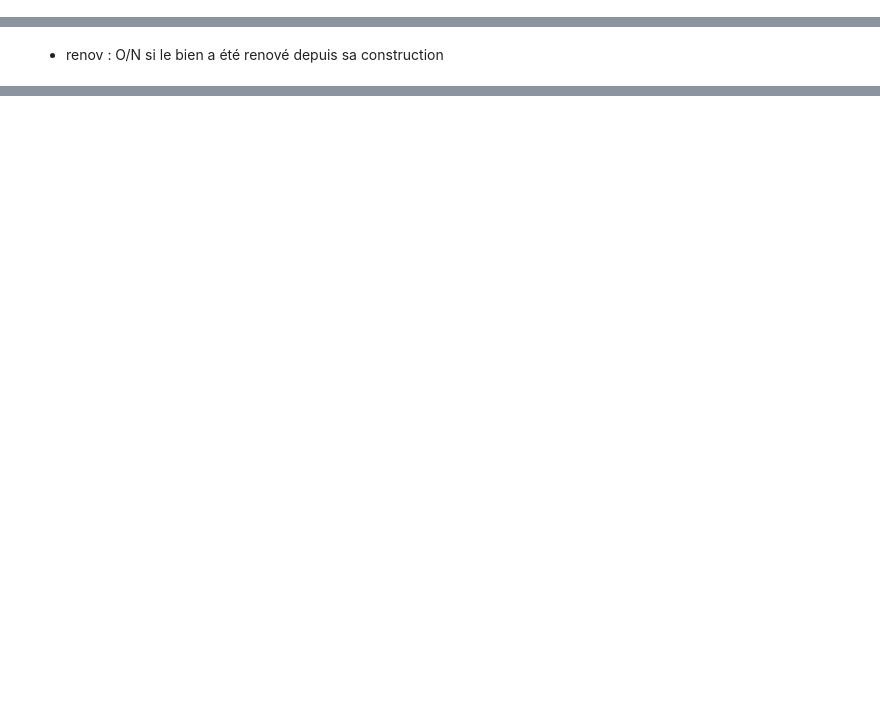
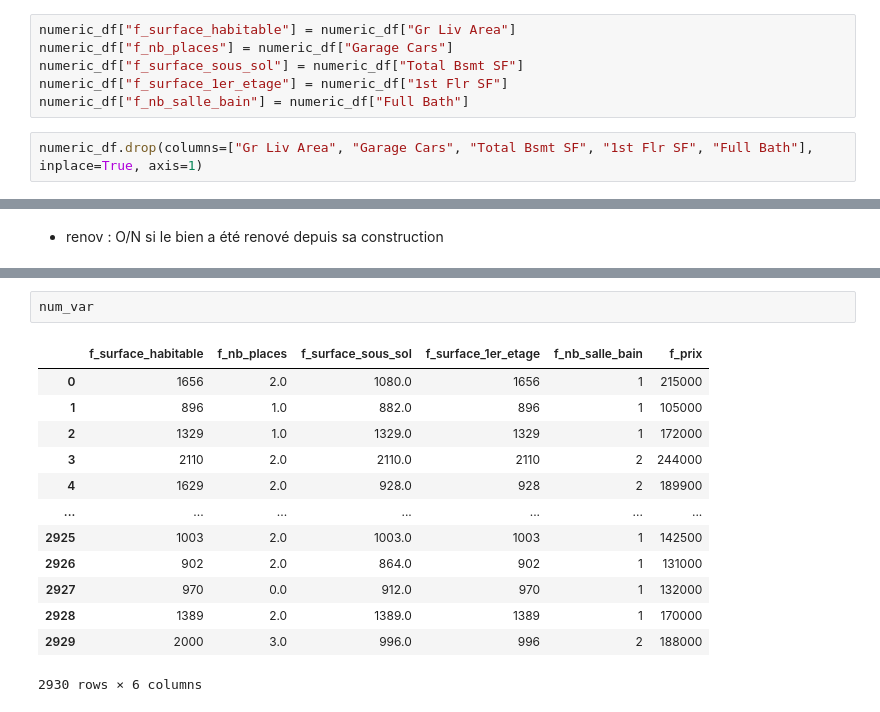
Before and after one commit to Thomas-Dulompont/certif_E2, a Jupyter notebook: analyse_model/analyse_v2.ipynb, the cells around one changed output, grey strips where cells are left out. Drawn from its saved outputs; the diff is of its cells as text; blank space fills up the shorter version.

```diff
--- a/analyse_model/analyse_v2.ipynb
+++ b/analyse_model/analyse_v2.ipynb
@@ -43,3 +60,11 @@ msno.matrix(numeric_df)
+# %%
+numeric_df["f_surface_habitable"] = numeric_df["Gr Liv Area"]
+numeric_df["f_nb_places"] = numeric_df["Garage Cars"]
+numeric_df["f_surface_sous_sol"] = numeric_df["Total Bsmt SF"]
+numeric_df["f_surface_1er_etage"] = numeric_df["1st Flr SF"]
+numeric_df["f_nb_salle_bain"] = numeric_df["Full Bath"]
+# %%
+numeric_df.drop(columns=["Gr Liv Area", "Garage Cars", "Total Bsmt SF", "1st Flr SF", "Full Bath"], inplace=True, axis=1)
 # %% [markdown]
 #### Variables catégorielles
 # %%
@@ -96,0 +200,16 @@ msno.matrix(categorical_df)
+# %%
+num_var
+# %% [output]
+|  | f_surface_habitable | f_nb_places | f_surface_sous_sol | f_surface_1er_etage | f_nb_salle_bain | f_prix |
+| 0 | 1656 | 2.0 | 1080.0 | 1656 | 1 | 215000 |
+| 1 | 896 | 1.0 | 882.0 | 896 | 1 | 105000 |
+| 2 | 1329 | 1.0 | 1329.0 | 1329 | 1 | 172000 |
+| 3 | 2110 | 2.0 | 2110.0 | 2110 | 2 | 244000 |
+| 4 | 1629 | 2.0 | 928.0 | 928 | 2 | 189900 |
+| ... | ... | ... | ... | ... | ... | ... |
+| 2925 | 1003 | 2.0 | 1003.0 | 1003 | 1 | 142500 |
+| 2926 | 902 | 2.0 | 864.0 | 902 | 1 | 131000 |
+| 2927 | 970 | 0.0 | 912.0 | 970 | 1 | 132000 |
+| 2928 | 1389 | 2.0 | 1389.0 | 1389 | 1 | 170000 |
+| 2929 | 2000 | 3.0 | 996.0 | 996 | 2 | 188000 |
+2930 rows × 6 columns
```
Also changed, not shown: parts of 49 cells of this notebook, 6 other files.
